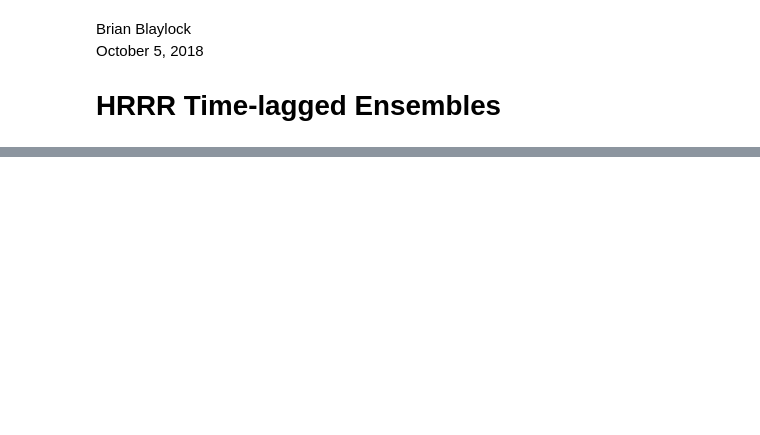
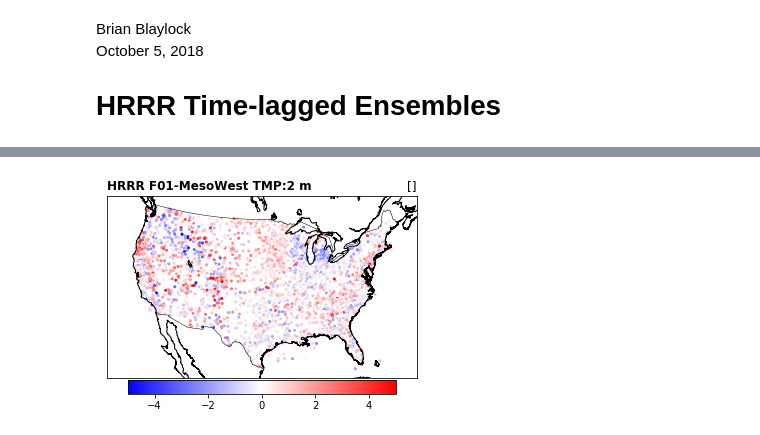
Before and after one commit to blaylockbk/pyBKB_v3, a Jupyter notebook: HRRR_TLE_exploration.ipynb, the cells around one changed output, grey strips where cells are left out. Saved outputs shown, nothing was run; the diff lists cells and outputs as text; code cells hidden in the pictures; blank space fills up the shorter version.

```diff
--- a/HRRR_TLE_exploration.ipynb
+++ b/HRRR_TLE_exploration.ipynb
@@ -132,0 +174,15 @@ if
+# %%
+m.scatter(a['LON'], a['LAT'], c=a['HRRR F01']-a['air_temp'],
+          s=4,
+          cmap='bwr',
+          vmax=5,
+          vmin=-5,
+          latlon=True,)
+plt.colorbar(orientation='horizontal', pad=.01, shrink=.8)
+m.drawcoastlines()
+m.drawcountries()
+
+plt.title('HRRR F01-MesoWest %s' % variable, loc='left', fontweight='semibold');
+plt.title('%s' % a['DATETIME'], loc='right');
+# %% [output]
+[figure, added]
```
Also changed, not shown: parts of 13 cells of this notebook, 3 other files.
